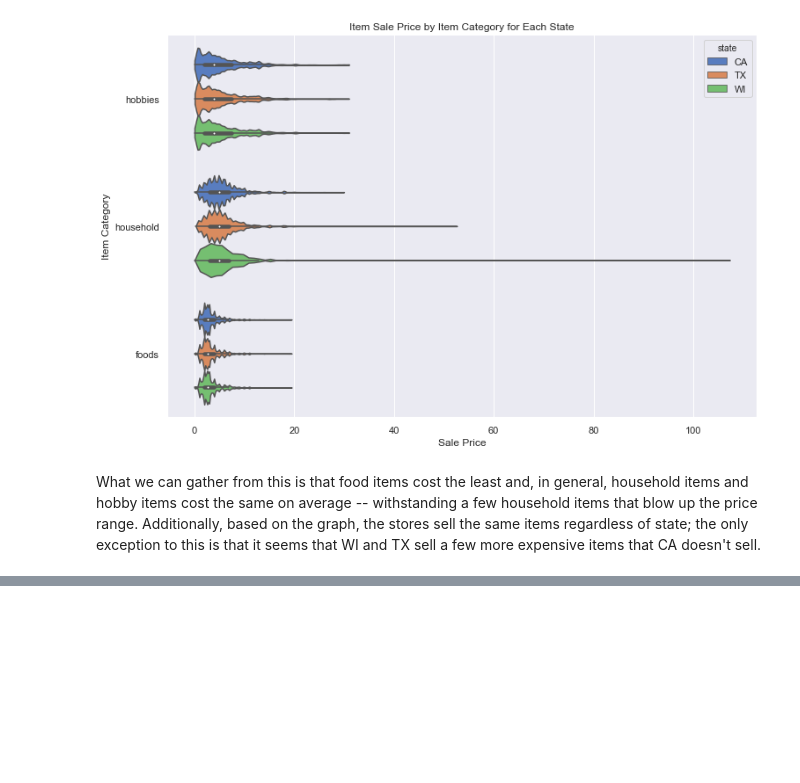
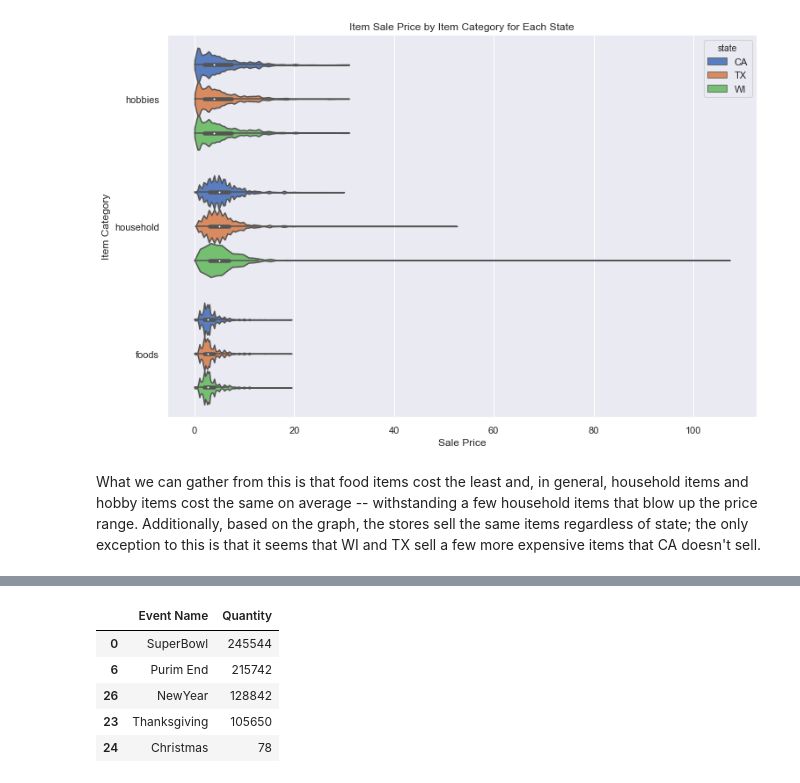
Before and after one commit to Luke-Gray/M5-Accuracy, a Jupyter notebook: M5 Basic EDA.ipynb, the cells around one changed output, grey strips where cells are left out. Saved outputs shown, nothing was run; the diff lists cells and outputs as text; code cells hidden in the pictures; blank space fills up the shorter version.

```diff
--- a/M5 Basic EDA.ipynb
+++ b/M5 Basic EDA.ipynb
@@ -309,0 +358,12 @@ What we can gather from this is that food items cost the least and, in general,
+# %%
+#Top 2 and bottom 2 in terms of total sales
+a=event_df.sort_values('Quantity',ascending=False)[['Event Name','Quantity']].head(2)
+b=event_df.sort_values('Quantity',ascending=False)[['Event Name','Quantity']].tail(3)
+a.append(b)
+# %% [output]
+|  | Event Name | Quantity |
+| 0 | SuperBowl | 245544 |
+| 6 | Purim End | 215742 |
+| 26 | NewYear | 128842 |
+| 23 | Thanksgiving | 105650 |
+| 24 | Christmas | 78 |
```
Also changed, not shown: parts of 7 cells of this notebook.
